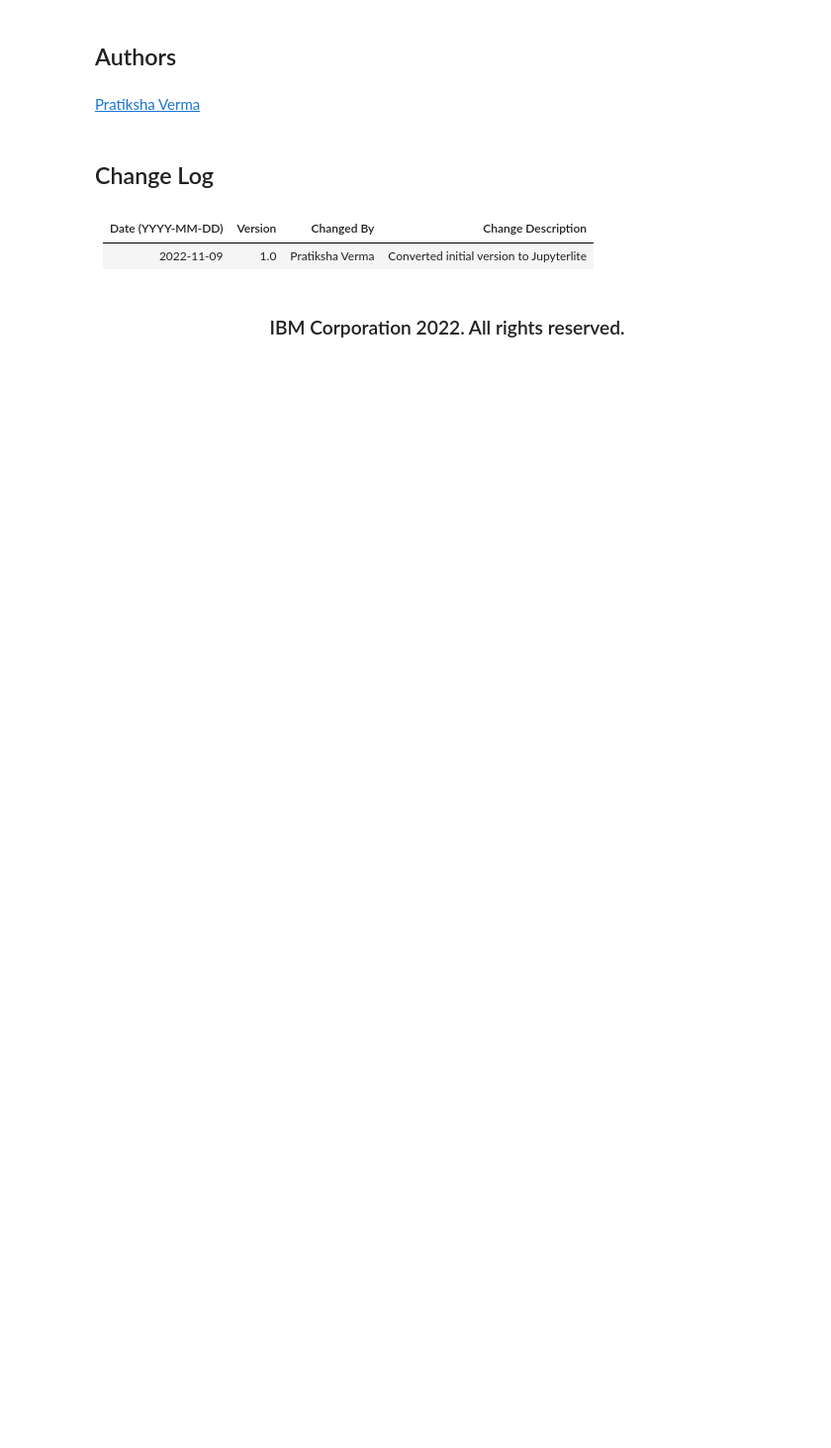
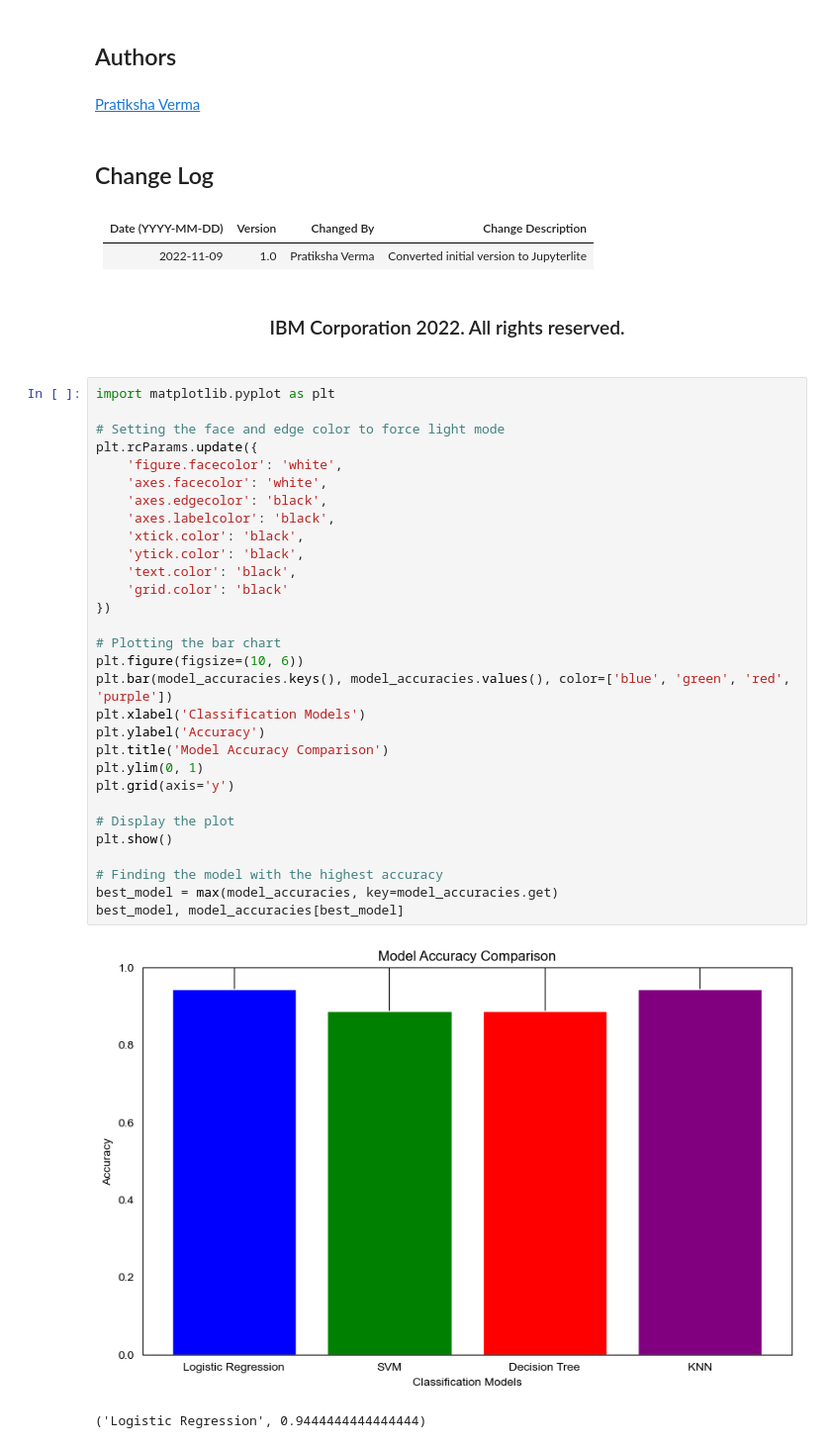
Before and after one commit to kmfahey/ibmdsp-crs10-final, a Jupyter notebook: jupyter-labs-07-SpaceX-Machine-Learning-Prediction-Part-5-jupyterlite.ipynb, the cells around one changed output. Shown: that part at 99% size. Saved outputs shown, nothing was run; the diff lists cells and outputs as text; blank space fills up the shorter version.

```diff
--- a/jupyter-labs-07-SpaceX-Machine-Learning-Prediction-Part-5-jupyterlite.ipynb
+++ b/jupyter-labs-07-SpaceX-Machine-Learning-Prediction-Part-5-jupyterlite.ipynb
@@ -489,3 +489,36 @@ Test Accuracy for Decision Tree:  0.8888888888888888
 | 2022-11-09        | 1.0     | Pratiksha Verma | Converted initial version to Jupyterlite|
 # %% [markdown]
 ### <h3 align="center"> IBM Corporation 2022. All rights reserved. <h3/>
+# %%
+import matplotlib.pyplot as plt
+
+# Setting the face and edge color to force light mode
+plt.rcParams.update({
+    'figure.facecolor': 'white',
+    'axes.facecolor': 'white',
+    'axes.edgecolor': 'black',
+    'axes.labelcolor': 'black',
+    'xtick.color': 'black',
+    'ytick.color': 'black',
+    'text.color': 'black',
+    'grid.color': 'black'
+})
+
+# Plotting the bar chart
+plt.figure(figsize=(10, 6))
+plt.bar(model_accuracies.keys(), model_accuracies.values(), color=['blue', 'green', 'red', 'purple'])
+plt.xlabel('Classification Models')
+plt.ylabel('Accuracy')
+plt.title('Model Accuracy Comparison')
+plt.ylim(0, 1)
+plt.grid(axis='y')
+
+# Display the plot
+plt.show()
+
+# Finding the model with the highest accuracy
+best_model = max(model_accuracies, key=model_accuracies.get)
+best_model, model_accuracies[best_model]
+# %% [output]
+[figure, added]
+('Logistic Regression', 0.9444444444444444)
```
Also changed, not shown: parts of 9 cells of this notebook, 4 other files.
